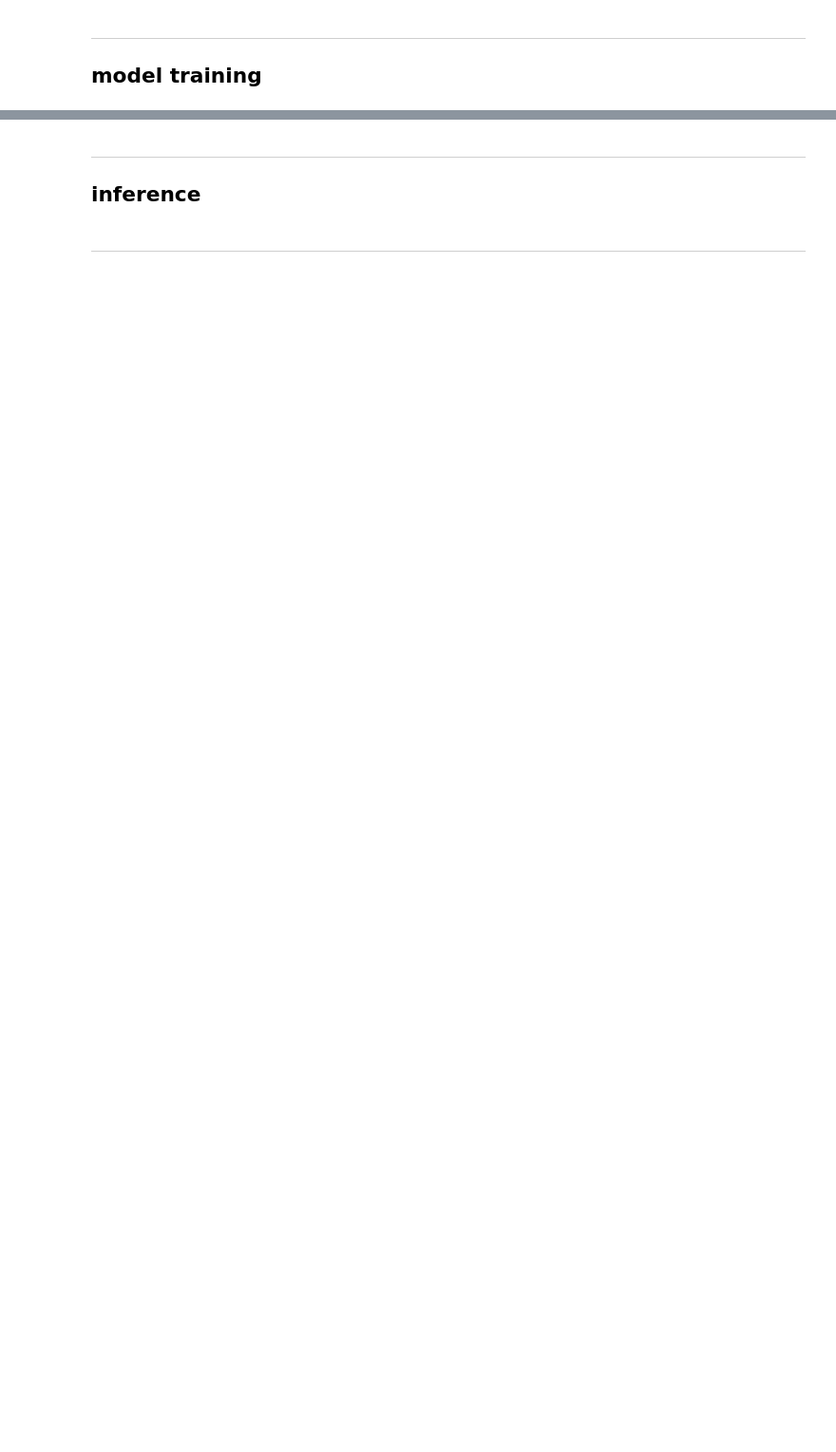
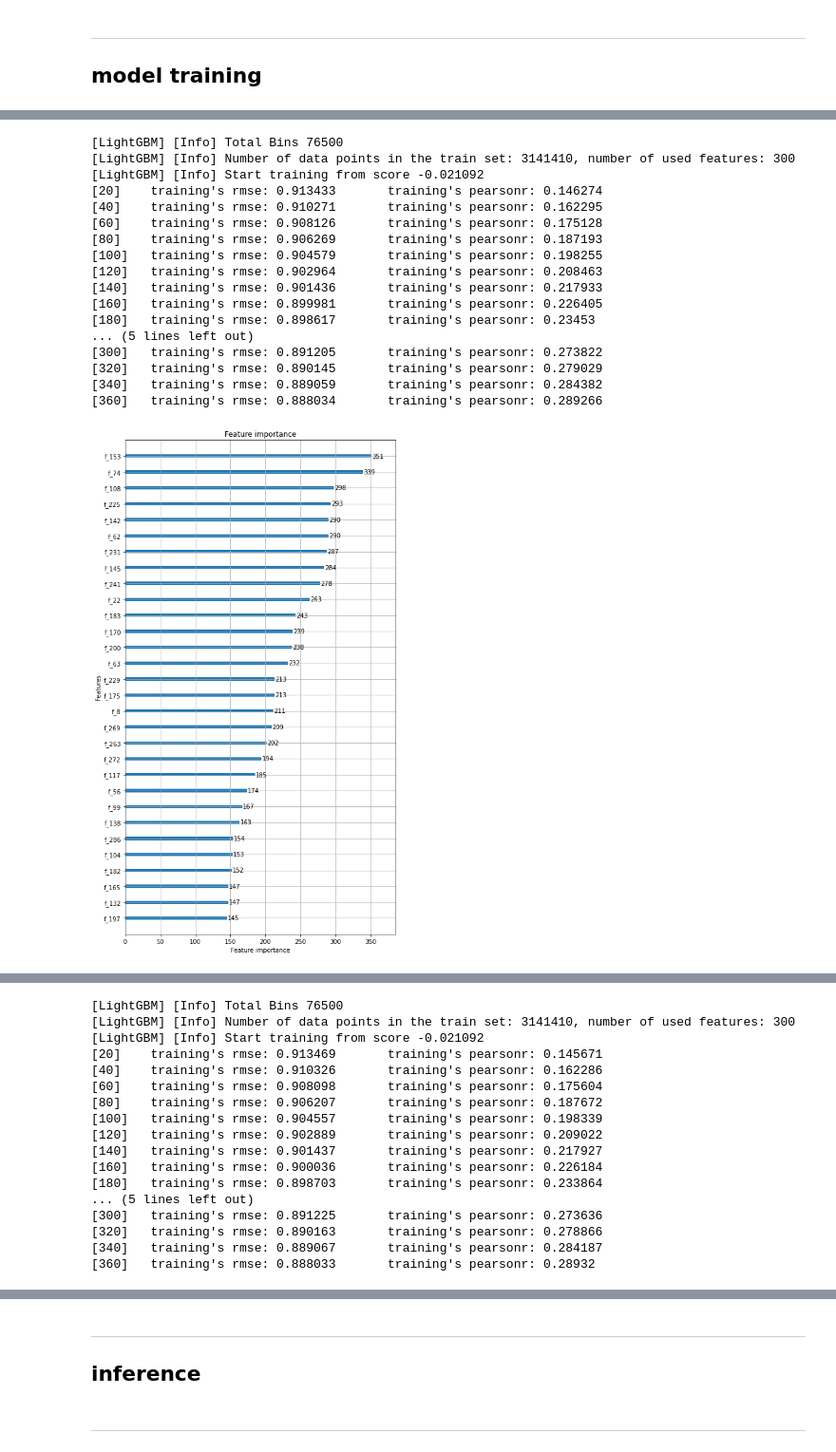
Before and after one commit to mavillan/ubiquant-market-prediction, a Jupyter notebook: train/ump-train-lgbm-linear.ipynb, the cells around one changed output, grey strips where cells are left out. Shown at 95% size. Drawn from its saved outputs; the diff is of its cells as text; code cells hidden in the pictures; blank space fills up the shorter version.

```diff
--- a/train/ump-train-lgbm-linear.ipynb
+++ b/train/ump-train-lgbm-linear.ipynb
@@ -447,0 +351,48 @@ Did not meet early stopping. Best iteration is:
+# %%
+seeds = [2,7,11,19,23]
+models = list()
+
+train_dset = lgb.Dataset(
+    data=features,
+    label=target.target.values,
+    free_raw_data=True
+)
+
+for seed in seeds:
+    _model_params = dict(model_params)
+    _model_params["seed"] = seed
+
+    log_callback = lgb.log_evaluation(period=20)
+
+    model = lgb.train(
+        params=_model_params,
+        train_set=train_dset,
+        num_boost_round=n_iterations,
+        valid_sets=[train_dset,],
+        feval=pearsonr,
+        callbacks=[log_callback,]
+    )
+    models.append(model)
+
+    lgb.plot_importance(model, figsize=(8,15), importance_type="split", max_num_features=30)
+    lgb.plot_importance(model, figsize=(8,15), importance_type="gain", max_num_features=30)
+    plt.show()
+# %% [output]
+[LightGBM] [Info] Total Bins 76500
+[LightGBM] [Info] Number of data points in the train set: 3141410, number of used features: 300
+[LightGBM] [Info] Start training from score -0.021092
+[20]    training's rmse: 0.913433       training's pearsonr: 0.146274
+[40]    training's rmse: 0.910271       training's pearsonr: 0.162295
+[60]    training's rmse: 0.908126       training's pearsonr: 0.175128
+[80]    training's rmse: 0.906269       training's pearsonr: 0.187193
+[100]   training's rmse: 0.904579       training's pearsonr: 0.198255
+[120]   training's rmse: 0.902964       training's pearsonr: 0.208463
+[140]   training's rmse: 0.901436       training's pearsonr: 0.217933
+[160]   training's rmse: 0.899981       training's pearsonr: 0.226405
+[180]   training's rmse: 0.898617       training's pearsonr: 0.23453
+... (5 lines left out)
+[300]   training's rmse: 0.891205       training's pearsonr: 0.273822
+[320]   training's rmse: 0.890145       training's pearsonr: 0.279029
+[340]   training's rmse: 0.889059       training's pearsonr: 0.284382
+[360]   training's rmse: 0.888034       training's pearsonr: 0.289266
+[figure, added]
@@ -447,0 +400,17 @@ Did not meet early stopping. Best iteration is:
+[LightGBM] [Info] Total Bins 76500
+[LightGBM] [Info] Number of data points in the train set: 3141410, number of used features: 300
+[LightGBM] [Info] Start training from score -0.021092
+[20]    training's rmse: 0.913469       training's pearsonr: 0.145671
+[40]    training's rmse: 0.910326       training's pearsonr: 0.162286
+[60]    training's rmse: 0.908098       training's pearsonr: 0.175604
+[80]    training's rmse: 0.906207       training's pearsonr: 0.187672
+[100]   training's rmse: 0.904557       training's pearsonr: 0.198339
+[120]   training's rmse: 0.902889       training's pearsonr: 0.209022
+[140]   training's rmse: 0.901437       training's pearsonr: 0.217927
+[160]   training's rmse: 0.900036       training's pearsonr: 0.226184
+[180]   training's rmse: 0.898703       training's pearsonr: 0.233864
+... (5 lines left out)
+[300]   training's rmse: 0.891225       training's pearsonr: 0.273636
+[320]   training's rmse: 0.890163       training's pearsonr: 0.278866
+[340]   training's rmse: 0.889067       training's pearsonr: 0.284187
+[360]   training's rmse: 0.888033       training's pearsonr: 0.28932
```
Also changed, not shown: parts of 9 cells of this notebook.
